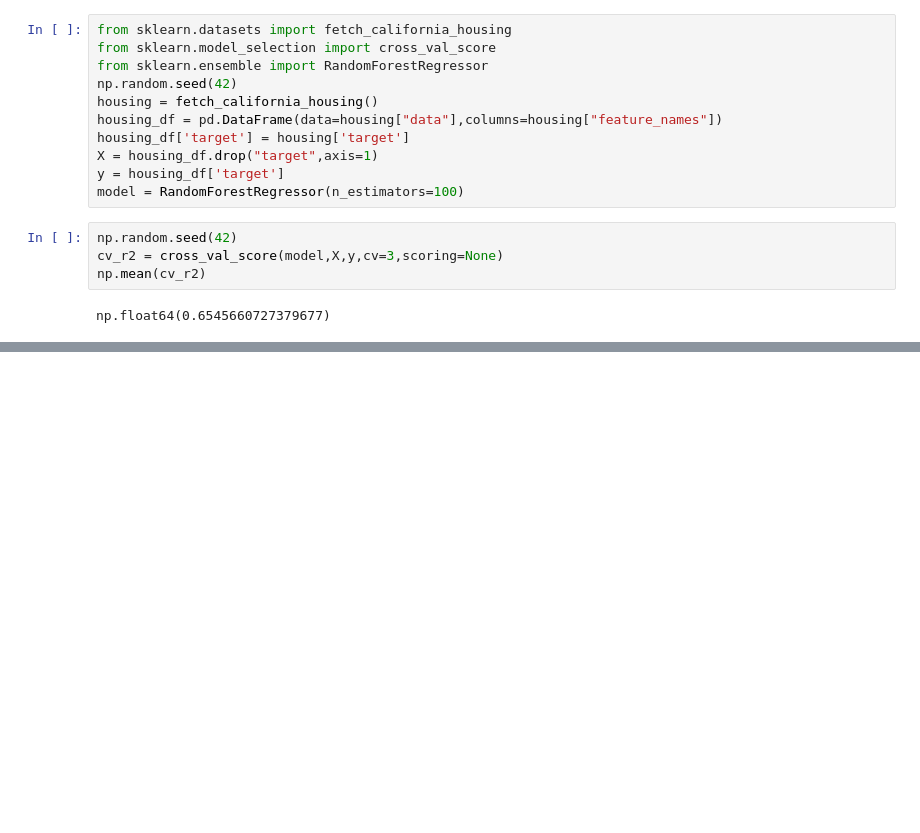
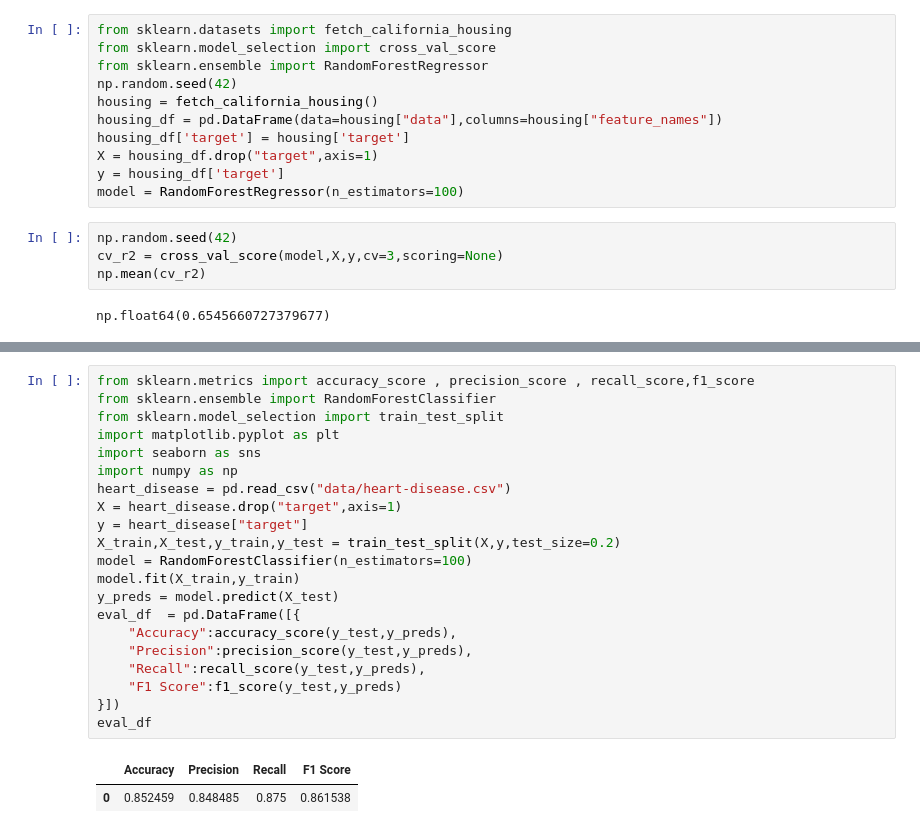
Before and after one commit to LtaiefAtef/Machine-Learning, a Jupyter notebook: Udemy/scikit-learn.ipynb, the cells around one changed output, grey strips where cells are left out. Drawn from its saved outputs; the diff is of its cells as text; blank space fills up the shorter version.

Commit message:
Using new Evaluation metrics and learning to improve my model

```diff
--- a/Udemy/scikit-learn.ipynb
+++ b/Udemy/scikit-learn.ipynb
@@ -1129,0 +1145,24 @@ cv_mae
+# %%
+from sklearn.metrics import accuracy_score , precision_score , recall_score,f1_score
+from sklearn.ensemble import RandomForestClassifier
+from sklearn.model_selection import train_test_split
+import matplotlib.pyplot as plt
+import seaborn as sns
+import numpy as np
+heart_disease = pd.read_csv("data/heart-disease.csv")
+X = heart_disease.drop("target",axis=1)
+y = heart_disease["target"]
+X_train,X_test,y_train,y_test = train_test_split(X,y,test_size=0.2)
+model = RandomForestClassifier(n_estimators=100)
+model.fit(X_train,y_train)
+y_preds = model.predict(X_test)
+eval_df  = pd.DataFrame([{
+    "Accuracy":accuracy_score(y_test,y_preds),
+    "Precision":precision_score(y_test,y_preds),
+    "Recall":recall_score(y_test,y_preds),
+    "F1 Score":f1_score(y_test,y_preds)
+}])
+eval_df
+# %% [output]
+|  | Accuracy | Precision | Recall | F1 Score |
+| 0 | 0.852459 | 0.848485 | 0.875 | 0.861538 |
```
Also changed, not shown: parts of 17 cells of this notebook.
